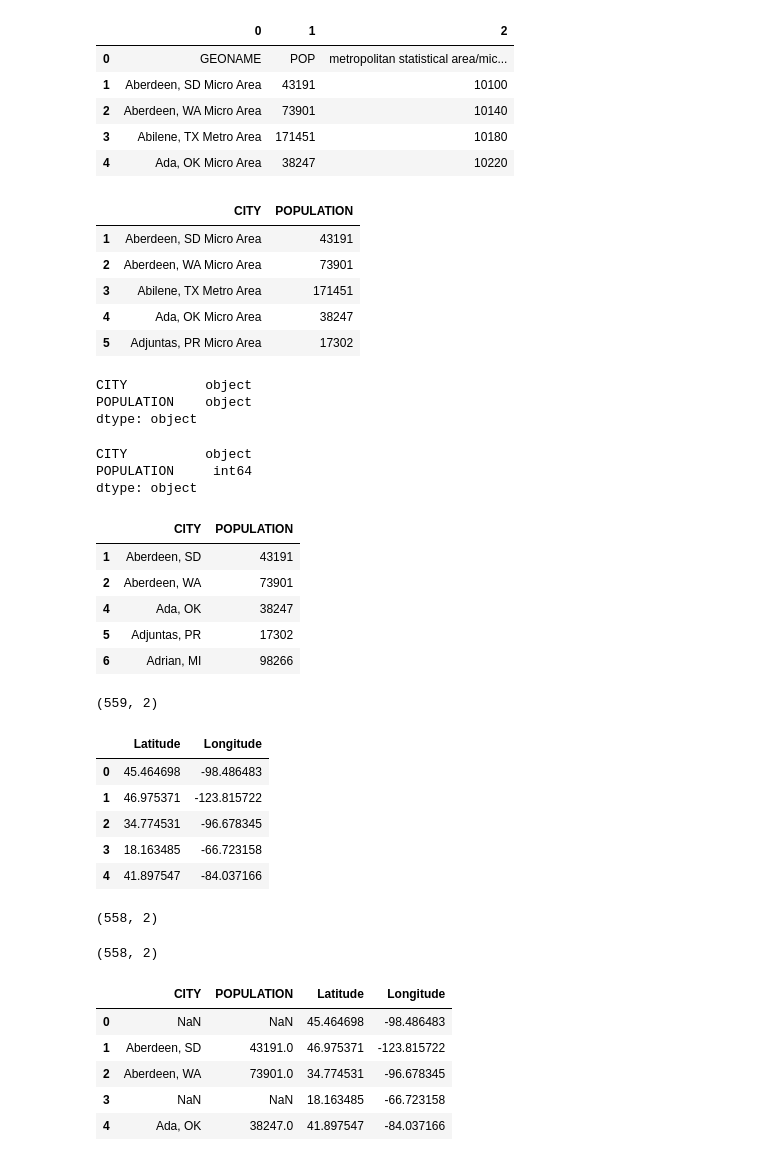
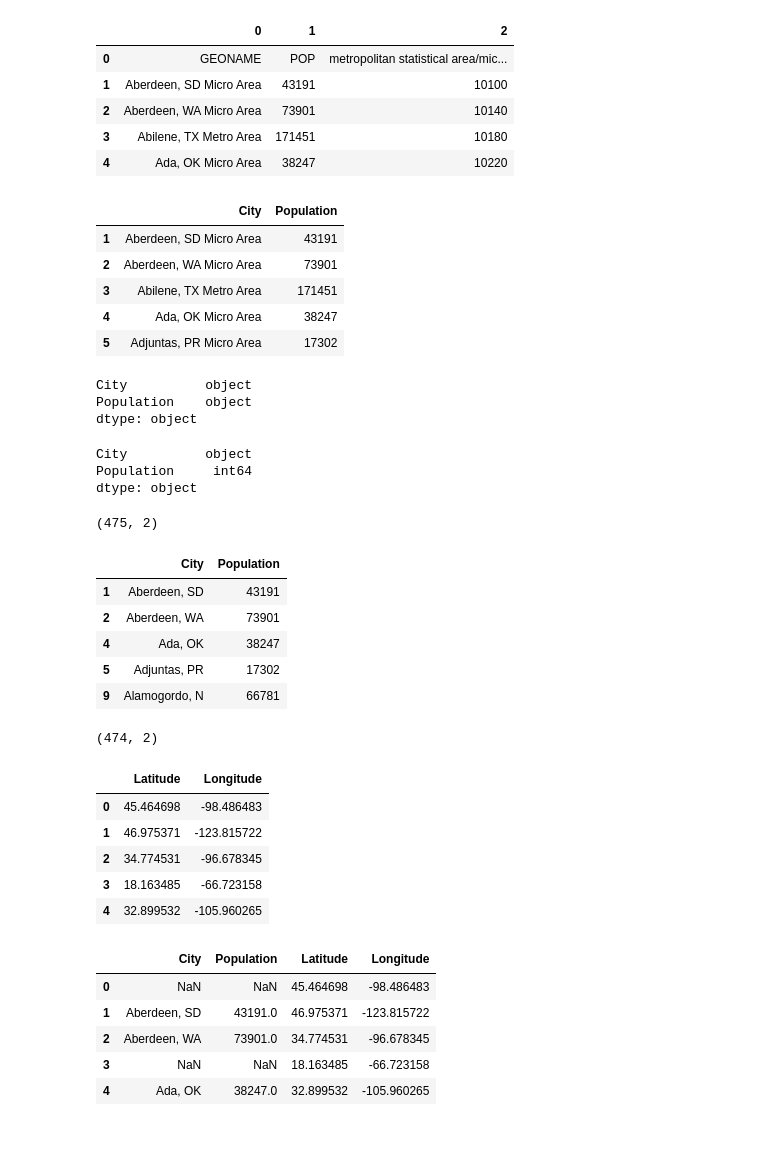
Before and after one commit to yvettejanecek/Coursera_Capstone, a Jupyter notebook: Coursera Capstone Neighboorhoods.ipynb, the cells around one changed output. Saved outputs shown, nothing was run; the diff lists cells and outputs as text; code cells hidden in the pictures.

```diff
--- a/Coursera Capstone Neighboorhoods.ipynb
+++ b/Coursera Capstone Neighboorhoods.ipynb
@@ -69,11 +67,11 @@ df.head()
 | 4 | Ada, OK Micro Area | 38247 | 10220 |
 # %%
 df = df.drop(columns =[2])
-df.columns = ["CITY","POPULATION"]
+df.columns = ["City","Population"]
 df = df.drop(0)
 df.head()
 # %% [output]
-|  | CITY | POPULATION |
+|  | City | Population |
 | 1 | Aberdeen, SD Micro Area | 43191 |
 | 2 | Aberdeen, WA Micro Area | 73901 |
 | 3 | Abilene, TX Metro Area | 171451 |
@@ -82,41 +80,39 @@ df.head()
 # %%
 df.dtypes
 # %% [output]
-CITY          object
-POPULATION    object
+City          object
+Population    object
 dtype: object
 # %%
-df['POPULATION']=df['POPULATION'].astype(str).astype(int)
-df['CITY']=df['CITY'].astype(str)
+df['Population']=df['Population'].astype(str).astype(int)
+df['City']=df['City'].astype(str)
 df.dtypes
 # %% [output]
-CITY          object
-POPULATION     int64
+City          object
+Population     int64
 dtype: object
 # %%
-df=df[df['POPULATION']<=100000]
-df['CITY']=df['CITY'].str.rstrip(' Area')
-df['CITY']=df['CITY'].str.rstrip(' Micro')
-df['CITY']=df['CITY'].str.rstrip(' Metro')
+df=df[df['Population']<=75000]
+df['City']=df['City'].str.rstrip(' Area')
+df['City']=df['City'].str.rstrip(' Micro')
+df['City']=df['City'].str.rstrip(' Metro')
 df.reset_index(drop=True)
+print(df.shape)
 df.head()
 # %% [output]
+(475, 2)
-|  | CITY | POPULATION |
+|  | City | Population |
 | 1 | Aberdeen, SD | 43191 |
 | 2 | Aberdeen, WA | 73901 |
 | 4 | Ada, OK | 38247 |
 | 5 | Adjuntas, PR | 17302 |
-| 6 | Adrian, MI | 98266 |
+| 9 | Alamogordo, N | 66781 |
-# %%
-df.shape
-# %% [output]
-(559, 2)
 # %%
 GoogleMaps_Key = '' # Google Maps API Key
 #create Google Maps API request url and append to dataframe
 lats=[] #create empty latitude list
 lngs=[] #create empty longitude list
-for i in df['CITY']:
+for i in df['City']:
     try:
         GoogleMaps_url='https://maps.googleapis.com/maps/api/geocode/json?key={}&address={}'.format(GoogleMaps_Key,i)
         response=requests.get(GoogleMaps_url).json()
@@ -129,36 +125,26 @@ df2=pd.DataFrame()
 df2['Latitude']=lats
 df2['Longitude']=lngs
 df2.reset_index(drop=True)
+print(df2.shape)
 df2.head()
-#df['Latitude']=lats
-#df['Longitude']=lngs
-#df.reset_index(drop=True)
 # %% [output]
+(474, 2)
 |  | Latitude | Longitude |
 | 0 | 45.464698 | -98.486483 |
 | 1 | 46.975371 | -123.815722 |
 | 2 | 34.774531 | -96.678345 |
 | 3 | 18.163485 | -66.723158 |
-| 4 | 41.897547 | -84.037166 |
+| 4 | 32.899532 | -105.960265 |
-# %%
-df2.shape
-# %% [output]
-(558, 2)
-# %%
-df=df.iloc[0:558]
-df.shape
-# %% [output]
-(558, 2)
 # %%
 df.to_csv(r'F:\dataframe.csv')
 df2.to_csv(r'F:\dataframe2.csv')
 # %%
-data=pd.concat([df, df2], axis = 1)
-data.head()
+df_full=pd.concat([df, df2], axis = 1)
+df_full.head()
 # %% [output]
-|  | CITY | POPULATION | Latitude | Longitude |
+|  | City | Population | Latitude | Longitude |
 | 0 | NaN | NaN | 45.464698 | -98.486483 |
 | 1 | Aberdeen, SD | 43191.0 | 46.975371 | -123.815722 |
 | 2 | Aberdeen, WA | 73901.0 | 34.774531 | -96.678345 |
 | 3 | NaN | NaN | 18.163485 | -66.723158 |
-| 4 | Ada, OK | 38247.0 | 41.897547 | -84.037166 |
+| 4 | Ada, OK | 38247.0 | 32.899532 | -105.960265 |
```
Also changed, not shown: parts of 15 cells of this notebook.
